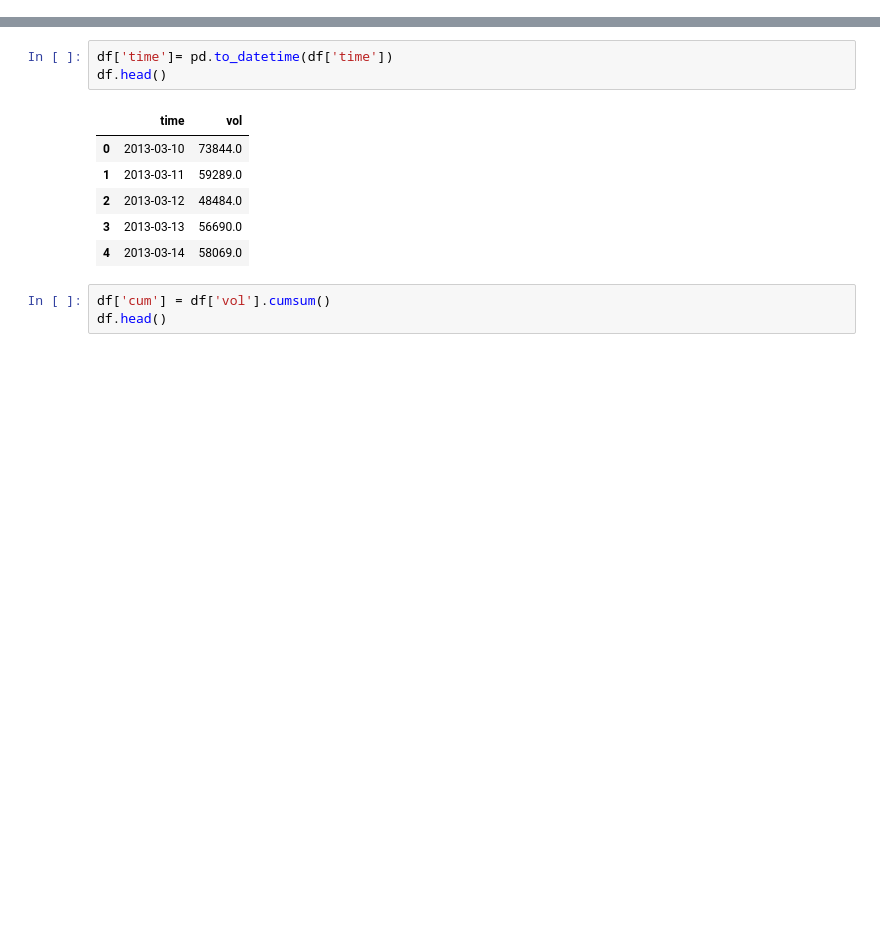
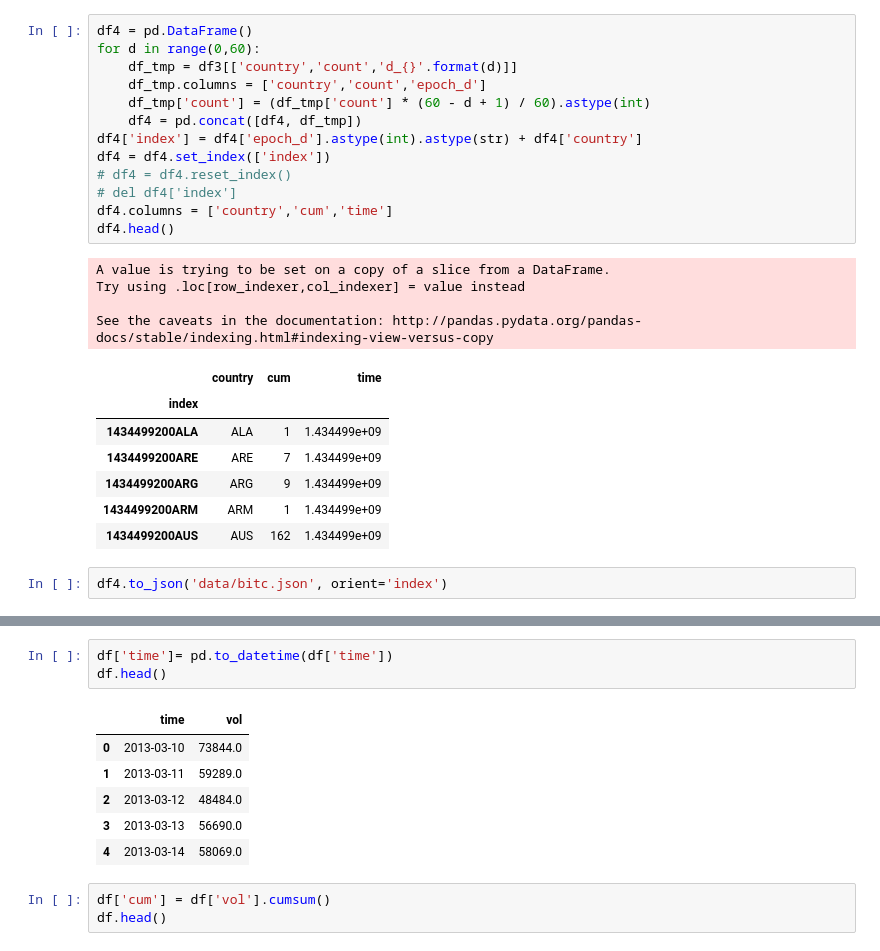
Before and after one commit to felixjff/Cryptoanalytics, a Jupyter notebook: data_preprocessing.ipynb, the cells around one changed output, grey strips where cells are left out. Cells and saved outputs as stored; diff of their text form; blank space fills up the shorter version.

```diff
--- a/data_preprocessing.ipynb
+++ b/data_preprocessing.ipynb
@@ -14,0 +35,27 @@ df.head()
+# %%
+df4 = pd.DataFrame()
+for d in range(0,60):
+    df_tmp = df3[['country','count','d_{}'.format(d)]]
+    df_tmp.columns = ['country','count','epoch_d']
+    df_tmp['count'] = (df_tmp['count'] * (60 - d + 1) / 60).astype(int)
+    df4 = pd.concat([df4, df_tmp])
+df4['index'] = df4['epoch_d'].astype(int).astype(str) + df4['country']
+df4 = df4.set_index(['index'])
+# df4 = df4.reset_index()
+# del df4['index']
+df4.columns = ['country','cum','time']
+df4.head()
+# %% [output]
+A value is trying to be set on a copy of a slice from a DataFrame.
+Try using .loc[row_indexer,col_indexer] = value instead
+
+See the caveats in the documentation: http://pandas.pydata.org/pandas-docs/stable/indexing.html#indexing-view-versus-copy
+|  | country | cum | time |
+| index |  |  |  |
+| 1434499200ALA | ALA | 1 | 1.434499e+09 |
+| 1434499200ARE | ARE | 7 | 1.434499e+09 |
+| 1434499200ARG | ARG | 9 | 1.434499e+09 |
+| 1434499200ARM | ARM | 1 | 1.434499e+09 |
+| 1434499200AUS | AUS | 162 | 1.434499e+09 |
+# %%
+df4.to_json('data/bitc.json', orient='index')
```
Also changed, not shown: parts of 9 cells of this notebook, 2 other files.
